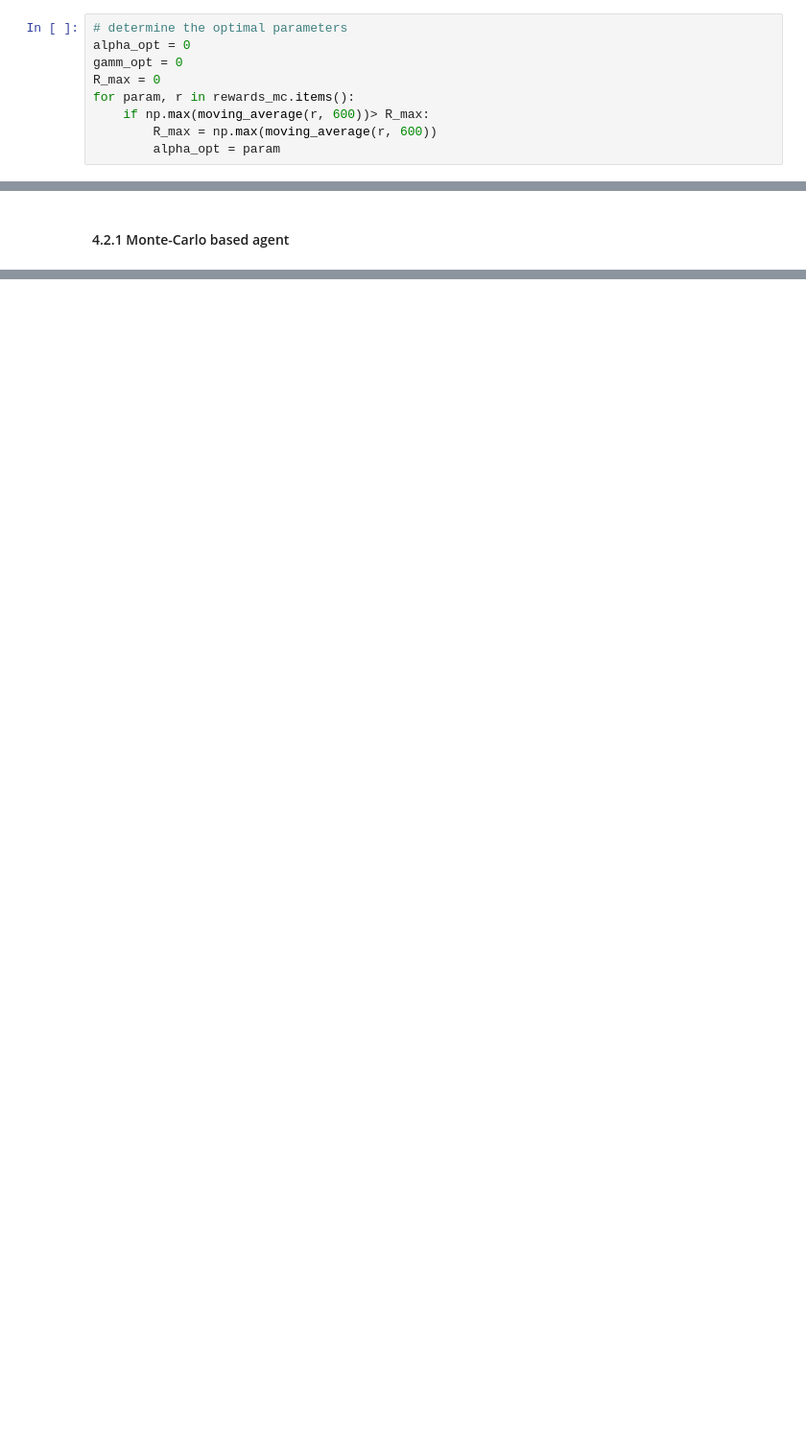
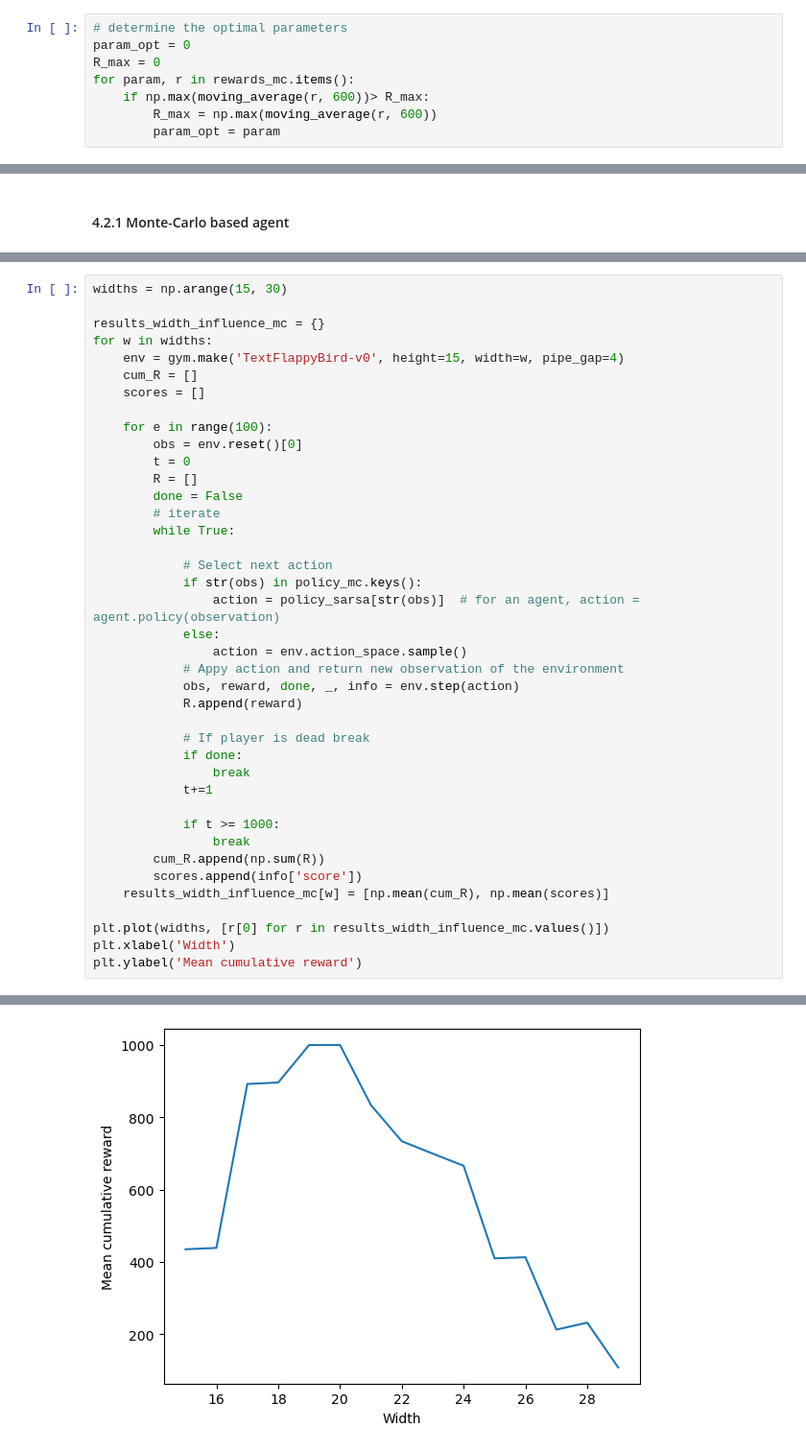
Before and after one commit to VictorGirou/FlappyBird_RL_Assignment-, a Jupyter notebook: main.ipynb, the cells around one changed output, grey strips where cells are left out. Shown at 96% size. Drawn from its saved outputs; the diff is of its cells as text; blank space fills up the shorter version.

```diff
--- a/main.ipynb
+++ b/main.ipynb
@@ -184,13 +184,12 @@ for alpha in [0.001, 0.01, 0.1, 0.2, 0.3, 0.4, 0.5]:
 Episode 10000/10000.
 # %%
 # determine the optimal parameters
-alpha_opt = 0
-gamm_opt = 0
+param_opt = 0
 R_max = 0
 for param, r in rewards_mc.items():
     if np.max(moving_average(r, 600))> R_max:
         R_max = np.max(moving_average(r, 600))
-        alpha_opt = param
+        param_opt = param
 # %%
 R_max
 # %% [output]
@@ -551,0 +595,41 @@ plt.ylabel('Mean cumulative reward')
+# %%
+widths = np.arange(15, 30)
+
+results_width_influence_mc = {}
+for w in widths:
+    env = gym.make('TextFlappyBird-v0', height=15, width=w, pipe_gap=4)
+    cum_R = []
+    scores = []
+
+    for e in range(100):
+        obs = env.reset()[0]
+        t = 0
+        R = []
+        done = False
+        # iterate
+        while True:
+
+            # Select next action
+            if str(obs) in policy_mc.keys():
+                action = policy_sarsa[str(obs)]  # for an agent, action = agent.policy(observation)
+            else:
+                action = env.action_space.sample()
+            # Appy action and return new observation of the environment
+            obs, reward, done, _, info = env.step(action)
+            R.append(reward)
+
+            # If player is dead break
+            if done:
+                break
+            t+=1
+
+            if t >= 1000:
+                break
+        cum_R.append(np.sum(R))
+        scores.append(info['score'])
+    results_width_influence_mc[w] = [np.mean(cum_R), np.mean(scores)]
+
+plt.plot(widths, [r[0] for r in results_width_influence_mc.values()])
+plt.xlabel('Width')
+plt.ylabel('Mean cumulative reward')
+# %% [output]
@@ -551,0 +637 @@ plt.ylabel('Mean cumulative reward')
+[figure, added]
```
Also changed, not shown: parts of 30 cells of this notebook.
